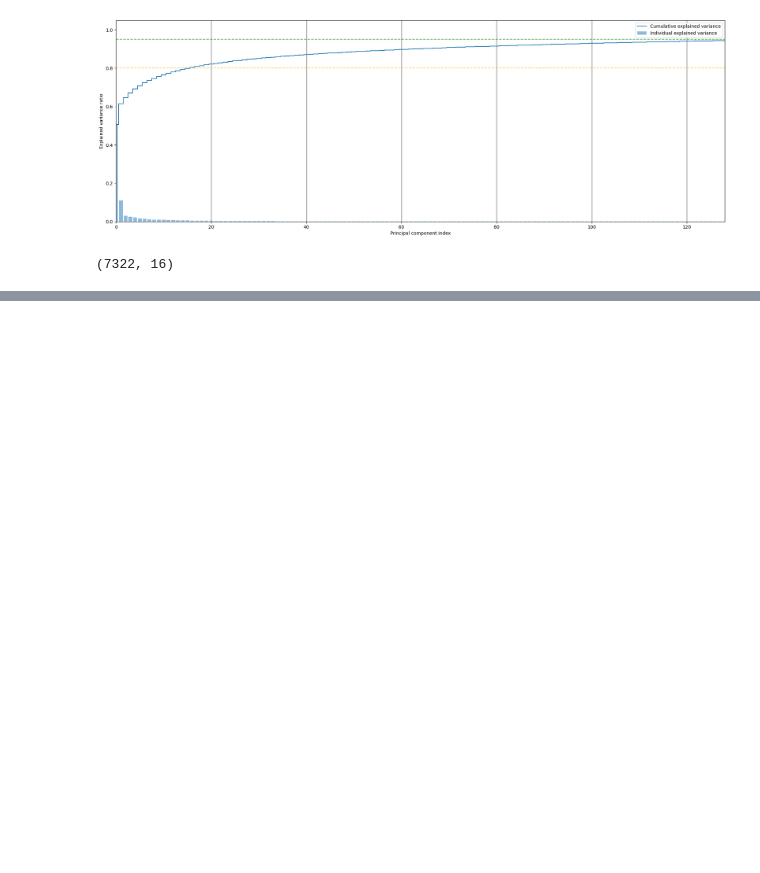
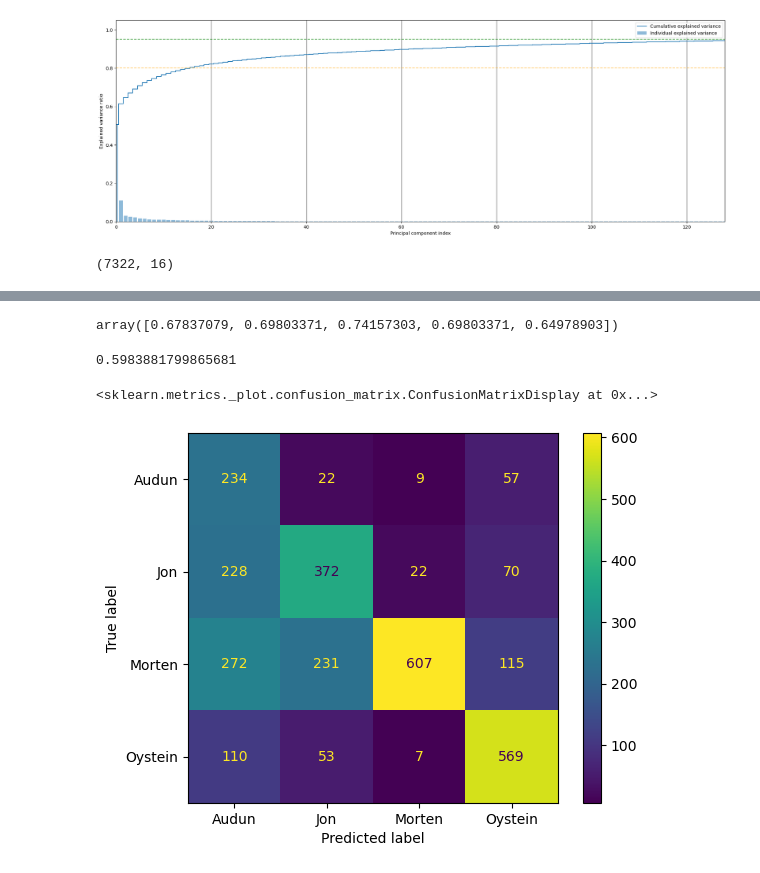
Before and after one commit to jonnor/machinehearing, a Jupyter notebook: handson/audio-embedding/Segmentation.ipynb, the cells around one changed output, grey strips where cells are left out. Cells and saved outputs as stored; diff of their text form; code cells hidden in the pictures; blank space fills up the shorter version.

```diff
--- a/handson/audio-embedding/Segmentation.ipynb
+++ b/handson/audio-embedding/Segmentation.ipynb
@@ -118,0 +160,3 @@ fig.tight_layout()
+# %%
+labels = labels[~labels.annotation.isin(['Trym', 'Alexa', 'Iver'])] # remove tiny classes
+labels.annotation.value_counts()
@@ -118,0 +169,14 @@ fig.tight_layout()
+# %%
+def label_timeseries(timeseries, labels, label_column='label'):
+    """
+    NOTE: assumes a single label per time period
+    """
+
+    df = timeseries.copy()
+    for start, end, label in zip(labels.start, labels.end, labels.annotation):
+        df.loc[start:end, label_column] = label
+
+    return df
+
+emb_labeled = label_timeseries(emb, labels=labels)
+emb_labeled.label.value_counts(dropna=False)
@@ -118,0 +244,37 @@ fig.tight_layout()
+# %%
+from sklearn.neighbors import KNeighborsClassifier
+from sklearn.pipeline import make_pipeline
+from sklearn.model_selection import cross_val_score
+from sklearn.decomposition import PCA
+from sklearn.preprocessing import StandardScaler
+from sklearn.dummy import DummyClassifier
+import sklearn.metrics
+
+estimator = make_pipeline(
+    StandardScaler(),
+    PCA(32),
+    KNeighborsClassifier(32),
+    #DummyClassifier(),
+)
+
+# TODO: balance out the different speakers in training set
+# TODO: see what happens with performance as we reduce training set size. Run multiple experiments per size, random samples
+
+scorer = sklearn.metrics.make_scorer(sklearn.metrics.f1_score, average = 'micro')
+scores = cross_val_score(estimator=estimator, X=X_train, y=y_train, scoring=scorer)
+estimator.fit(X_train, y_train) # re-fit entire dataset
+
+scores
+# %% [output]
+array([0.67837079, 0.69803371, 0.74157303, 0.69803371, 0.64978903])
+# %%
+scorer(estimator, X_test, y_test)
+# %% [output]
+0.5983881799865681
+# %%
+from sklearn.metrics import ConfusionMatrixDisplay
+
+ConfusionMatrixDisplay.from_estimator(estimator, X_test, y_test)
+# %% [output]
+<sklearn.metrics._plot.confusion_matrix.ConfusionMatrixDisplay at 0x...>
+[figure, added]
```
Also changed, not shown: parts of 17 cells of this notebook.
